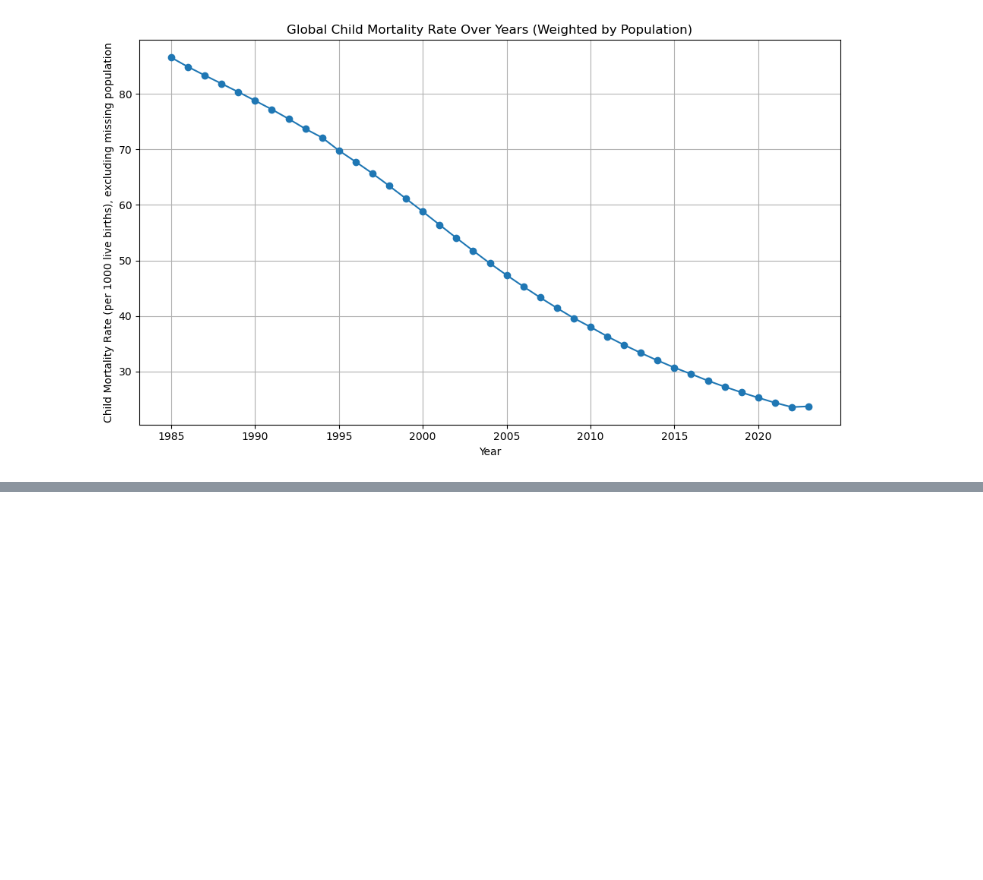
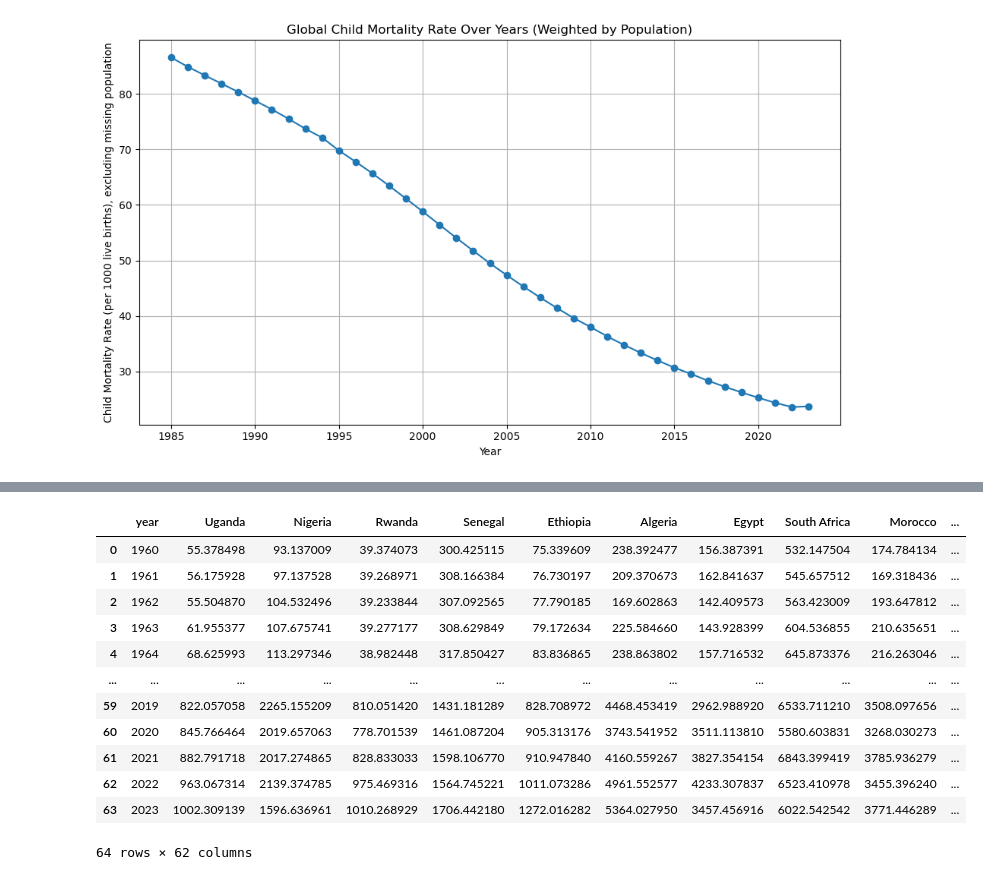
Before and after one commit to capstone-team-analytics/population_analysis, a Jupyter notebook: data_wrangling/from_sql.ipynb, the cells around one changed output, grey strips where cells are left out. Drawn from its saved outputs; the diff is of its cells as text; code cells hidden in the pictures; blank space fills up the shorter version.

```diff
--- a/data_wrangling/from_sql.ipynb
+++ b/data_wrangling/from_sql.ipynb
@@ -220,0 +323,38 @@ fertility_selected
+# %%
+gdp_selected = gdp_selected.rename(columns={
+    "Egypt, Arab Rep.": "Egypt",
+    "Yemen, Rep.": "Yemen",
+    "Micronesia, Fed. Sts." : "Micronesia, Federated States of"
+})
+# %%
+# Ensure 'year' is a column
+gdp_selected = gdp_selected.reset_index() if gdp_selected.index.name == 'year' else gdp_selected
+population_selected = population_selected.reset_index() if population_selected.index.name == 'year' else population_selected
+
+# Drop 'year' column to focus only on country columns
+country_columns = gdp_selected.columns.drop('year')
+
+# Calculate total GDP per year
+total_gdp = (gdp_selected[country_columns] * population_selected[country_columns]).sum(axis=1)
+
+# Calculate total population per year
+total_population = population_selected[country_columns].sum(axis=1)
+
+# Add global GDP per capita column
+gdp_selected['gdp_per_person'] = total_gdp / total_population
+# %%
+gdp_selected
+# %% [output]
+|  | year | Uganda | Nigeria | Rwanda | Senegal | Ethiopia | Algeria | Egypt | South Africa | Morocco | ... |
+| 0 | 1960 | 55.378498 | 93.137009 | 39.374073 | 300.425115 | 75.339609 | 238.392477 | 156.387391 | 532.147504 | 174.784134 | ... |
+| 1 | 1961 | 56.175928 | 97.137528 | 39.268971 | 308.166384 | 76.730197 | 209.370673 | 162.841637 | 545.657512 | 169.318436 | ... |
+| 2 | 1962 | 55.504870 | 104.532496 | 39.233844 | 307.092565 | 77.790185 | 169.602863 | 142.409573 | 563.423009 | 193.647812 | ... |
+| 3 | 1963 | 61.955377 | 107.675741 | 39.277177 | 308.629849 | 79.172634 | 225.584660 | 143.928399 | 604.536855 | 210.635651 | ... |
+| 4 | 1964 | 68.625993 | 113.297346 | 38.982448 | 317.850427 | 83.836865 | 238.863802 | 157.716532 | 645.873376 | 216.263046 | ... |
+| ... | ... | ... | ... | ... | ... | ... | ... | ... | ... | ... | ... |
+| 59 | 2019 | 822.057058 | 2265.155209 | 810.051420 | 1431.181289 | 828.708972 | 4468.453419 | 2962.988920 | 6533.711210 | 3508.097656 | ... |
+| 60 | 2020 | 845.766464 | 2019.657063 | 778.701539 | 1461.087204 | 905.313176 | 3743.541952 | 3511.113810 | 5580.603831 | 3268.030273 | ... |
+| 61 | 2021 | 882.791718 | 2017.274865 | 828.833033 | 1598.106770 | 910.947840 | 4160.559267 | 3827.354154 | 6843.399419 | 3785.936279 | ... |
+| 62 | 2022 | 963.067314 | 2139.374785 | 975.469316 | 1564.745221 | 1011.073286 | 4961.552577 | 4233.307837 | 6523.410978 | 3455.396240 | ... |
+| 63 | 2023 | 1002.309139 | 1596.636961 | 1010.268929 | 1706.442180 | 1272.016282 | 5364.027950 | 3457.456916 | 6022.542542 | 3771.446289 | ... |
+64 rows × 62 columns
```
Also changed, not shown: parts of 20 cells of this notebook, 7 other files.
